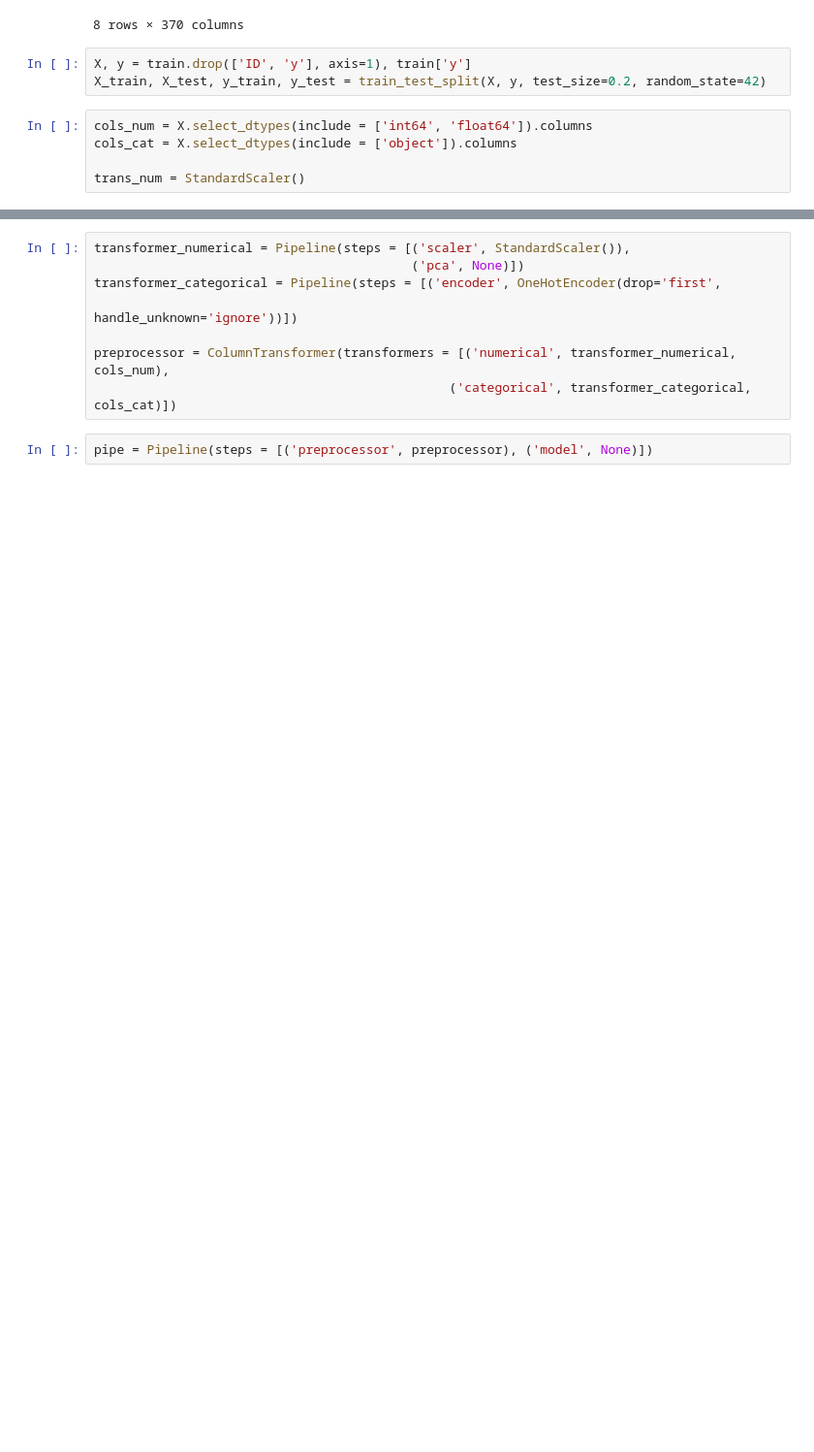
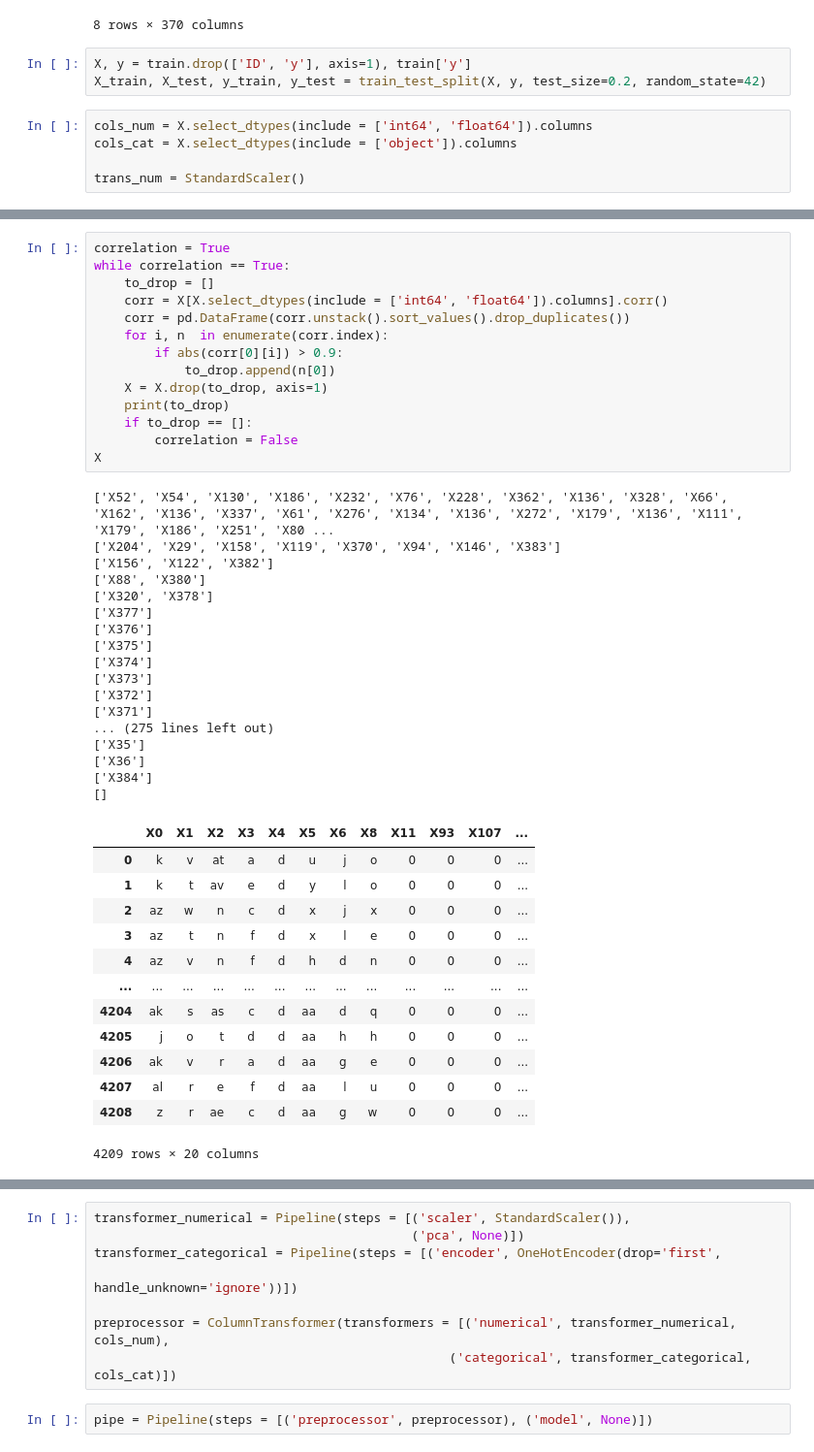
Before and after one commit to lukaszlomozik/Mercedes-Benz-Greener-Manufacturing, a Jupyter notebook: Mercedes-Benz Greener Manufacturing.ipynb, the cells around one changed output, grey strips where cells are left out. Shown at 97% size. Cells and saved outputs as stored; diff of their text form; blank space fills up the shorter version.

```diff
--- a/Mercedes-Benz Greener Manufacturing.ipynb
+++ b/Mercedes-Benz Greener Manufacturing.ipynb
@@ -117,0 +114,45 @@ corr['X156'][0]
+# %%
+correlation = True
+while correlation == True:
+    to_drop = []
+    corr = X[X.select_dtypes(include = ['int64', 'float64']).columns].corr()
+    corr = pd.DataFrame(corr.unstack().sort_values().drop_duplicates())
+    for i, n  in enumerate(corr.index):
+        if abs(corr[0][i]) > 0.9:
+            to_drop.append(n[0])
+    X = X.drop(to_drop, axis=1)
+    print(to_drop)
+    if to_drop == []:
+        correlation = False
+X
+# %% [output]
+['X52', 'X54', 'X130', 'X186', 'X232', 'X76', 'X228', 'X362', 'X136', 'X328', 'X66', 'X162', 'X136', 'X337', 'X61', 'X276', 'X134', 'X136', 'X272', 'X179', 'X136', 'X111', 'X179', 'X186', 'X251', 'X80 ...
+['X204', 'X29', 'X158', 'X119', 'X370', 'X94', 'X146', 'X383']
+['X156', 'X122', 'X382']
+['X88', 'X380']
+['X320', 'X378']
+['X377']
+['X376']
+['X375']
+['X374']
+['X373']
+['X372']
+['X371']
+... (275 lines left out)
+['X35']
+['X36']
+['X384']
+[]
+|  | X0 | X1 | X2 | X3 | X4 | X5 | X6 | X8 | X11 | X93 | X107 | ... |
+| 0 | k | v | at | a | d | u | j | o | 0 | 0 | 0 | ... |
+| 1 | k | t | av | e | d | y | l | o | 0 | 0 | 0 | ... |
+| 2 | az | w | n | c | d | x | j | x | 0 | 0 | 0 | ... |
+| 3 | az | t | n | f | d | x | l | e | 0 | 0 | 0 | ... |
+| 4 | az | v | n | f | d | h | d | n | 0 | 0 | 0 | ... |
+| ... | ... | ... | ... | ... | ... | ... | ... | ... | ... | ... | ... | ... |
+| 4204 | ak | s | as | c | d | aa | d | q | 0 | 0 | 0 | ... |
+| 4205 | j | o | t | d | d | aa | h | h | 0 | 0 | 0 | ... |
+| 4206 | ak | v | r | a | d | aa | g | e | 0 | 0 | 0 | ... |
+| 4207 | al | r | e | f | d | aa | l | u | 0 | 0 | 0 | ... |
+| 4208 | z | r | ae | c | d | aa | g | w | 0 | 0 | 0 | ... |
+4209 rows × 20 columns
```
Also changed, not shown: parts of 18 cells of this notebook.
